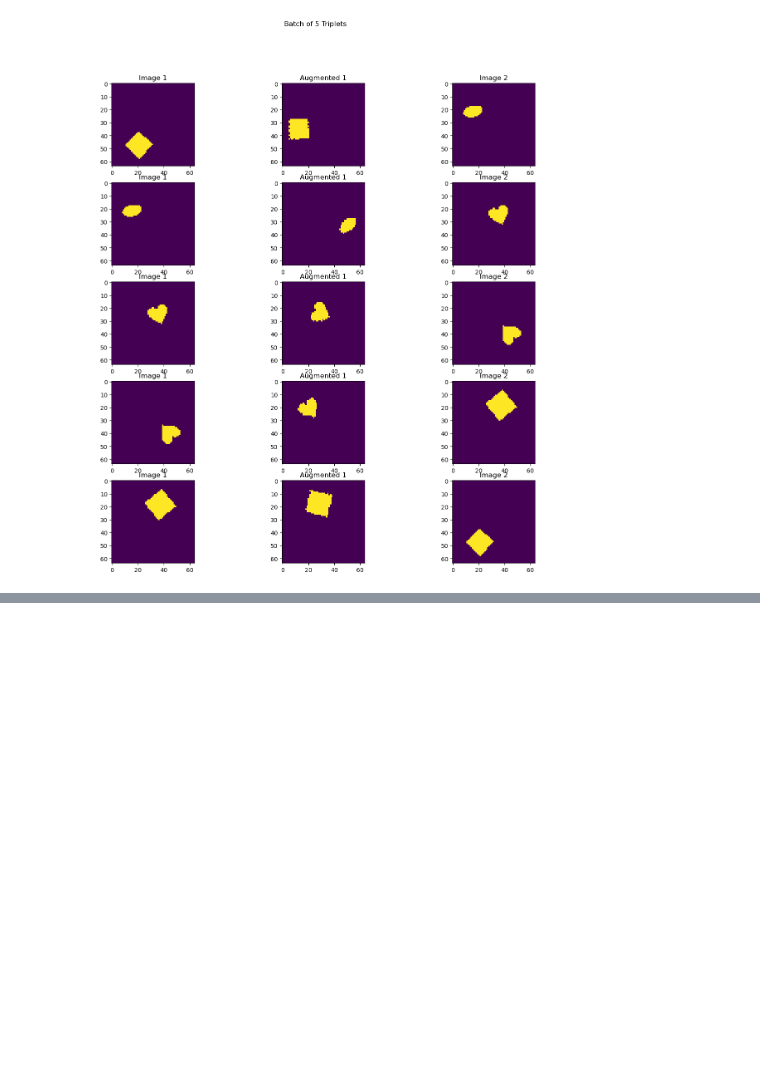
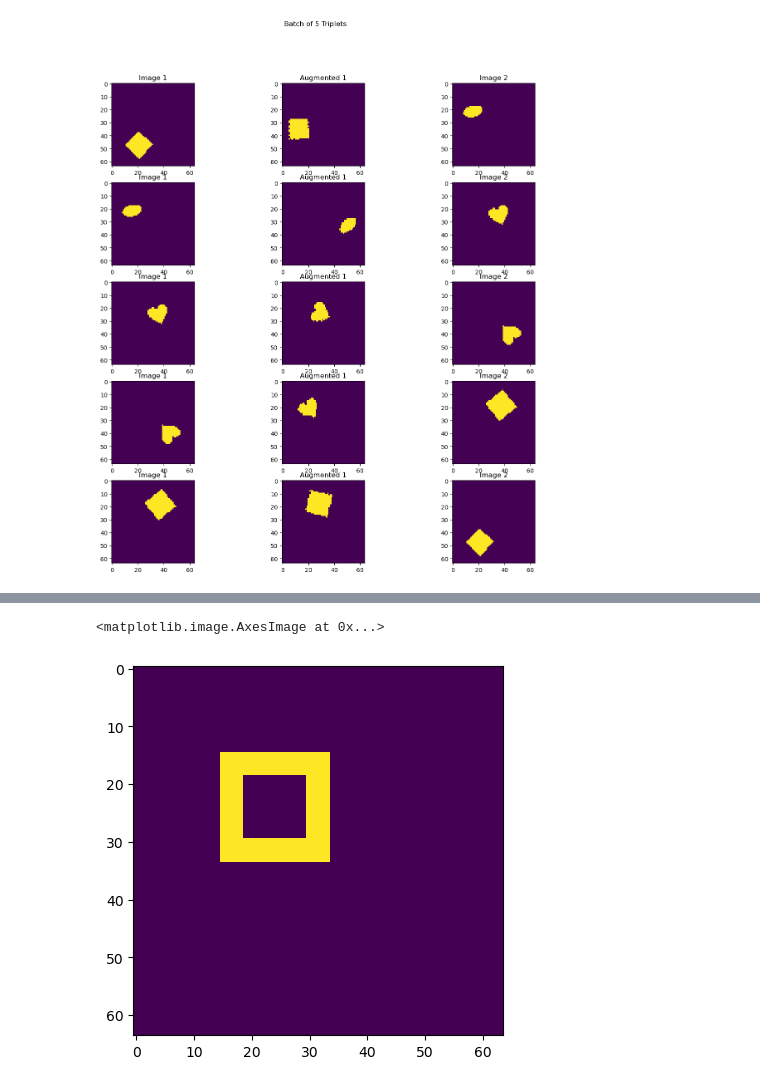
Before and after one commit to joegenius98/Undergrad_Honors_Thesis, a Jupyter notebook: Disentangling/triplet_dataloader_exs.ipynb, the cells around one changed output, grey strips where cells are left out. Drawn from its saved outputs; the diff is of its cells as text; code cells hidden in the pictures; blank space fills up the shorter version.

```diff
--- a/Disentangling/triplet_dataloader_exs.ipynb
+++ b/Disentangling/triplet_dataloader_exs.ipynb
@@ -337,0 +386,8 @@ plt.imshow(sample_ds_img.permute(1, 2, 0))
+# %%
+copy_sample_ds_img = torch.clone(sample_ds_img)
+scale_dSprite_img_shape(copy_sample_ds_img)
+
+plt.imshow(sample_ds_img.permute(1,2,0) - copy_sample_ds_img.permute(1, 2, 0))
+# %% [output]
+<matplotlib.image.AxesImage at 0x...>
+[figure, added]
```
Also changed, not shown: parts of 7 cells of this notebook.
